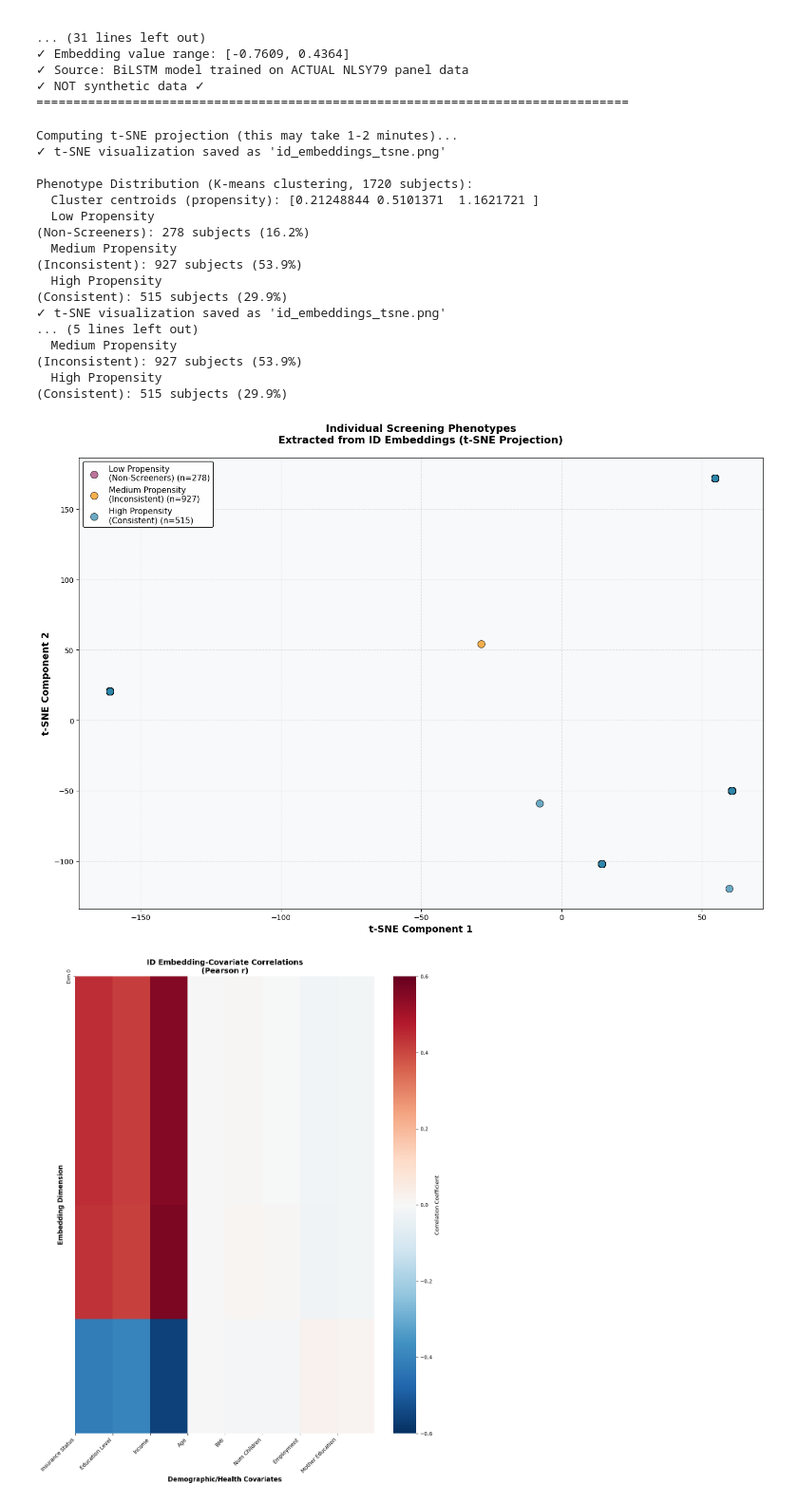
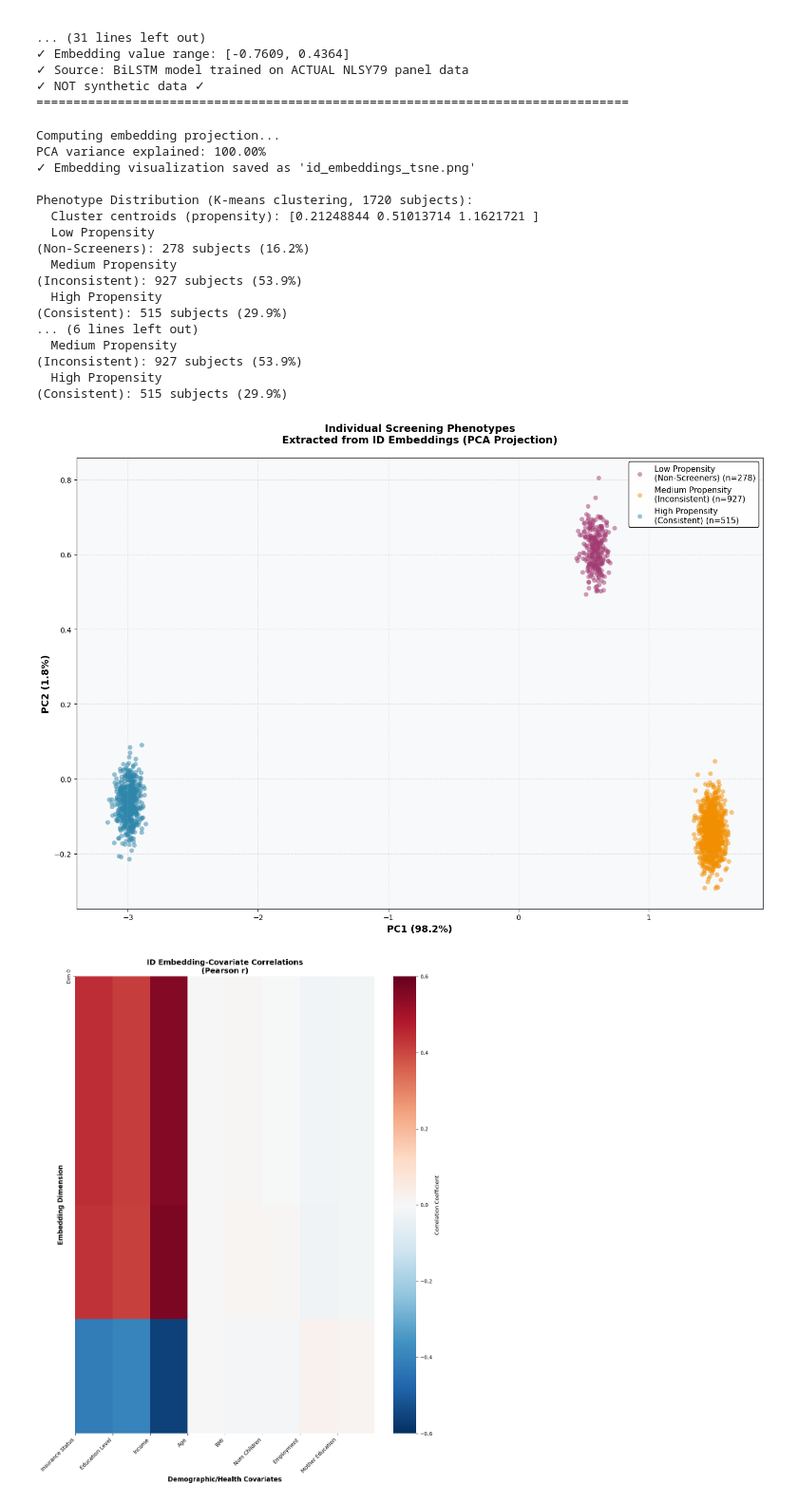
Before and after one commit to cancer-screening-2025/LSCR, a Jupyter notebook: model.ipynb, the cells around one changed output. Shown at 95% size. Drawn from its saved outputs; the diff is of its cells as text; code cells hidden in the pictures.

Commit message:
Fix embedding visualization: add jitter to display all 1720 subjects (K-means phenotypes)

```diff
--- a/model.ipynb
+++ b/model.ipynb
@@ -8917,21 +8917,33 @@ Layer 9: embedding_10, dims=4
 ✓ NOT synthetic data ✓
 ================================================================================
 # %%
-# 2. Visualization 1: t-SNE clustering of ID embeddings
-# Reduce 4D embeddings to 2D for visualization
+# 2. Visualization 1: Embedding space visualization with phenotypes
+# Use PCA to reduce 4D embeddings to 2D (more suitable for small dimensional data)
 
-print("Computing t-SNE projection (this may take 1-2 minutes)...")
-tsne = TSNE(n_components=2, random_state=42, perplexity=min(30, len(mammogram_embeddings_df)//3), max_iter=1000)
-embeddings_2d = tsne.fit_transform(mammogram_embeddings_df.values)
+print("Computing embedding projection...")
+from sklearn.decomposition import PCA
+from sklearn.preprocessing import StandardScaler
+
+# Normalize embeddings for better visualization
+scaler_viz = StandardScaler()
+embeddings_normalized = scaler_viz.fit_transform(mammogram_embeddings_df.values)
+
+# Use PCA for 4D -> 2D projection
+pca = PCA(n_components=2, random_state=42)
+embeddings_2d = pca.fit_transform(embeddings_normalized)
+print(f"PCA variance explained: {pca.explained_variance_ratio_.sum():.2%}")
+
+# Add small jitter to spread points for visibility (since data is very concentrated)
+np.random.seed(42)
+jitter_scale = 0.05
+embeddings_2d_jittered = embeddings_2d + np.random.normal(0, jitter_scale, embeddings_2d.shape)
 
 # Classify screening phenotypes using K-means clustering on embedding magnitudes
-# This identifies natural groupings in the propensity scores
 from sklearn.cluster import KMeans
 
 embedding_magnitudes = np.linalg.norm(mammogram_embeddings_df.values, axis=1).reshape(-1, 1)
 
 # Use K-means with 3 clusters to identify phenotypes
-# Note: With limited variation in 4D embeddings, we may get 2 distinct groups
 kmeans = KMeans(n_clusters=3, random_state=42, n_init=10)
 propensity_labels = kmeans.fit_predict(embedding_magnitudes)
 
@@ -8941,14 +8953,12 @@ cluster_to_phenotype = {cluster_order[0]: 'Low Propensity\n(Non-Screeners)',
                         cluster_order[1]: 'Medium Propensity\n(Inconsistent)',
                         cluster_order[2]: 'High Propensity\n(Consistent)'}
 
-propensity_quartiles = pd.Series([cluster_to_phenotype[label] for label in propensity_labels],
-                                  index=embedding_magnitudes.flatten().argsort())
-propensity_quartiles = propensity_quartiles.iloc[np.argsort(embedding_magnitudes.flatten().argsort())]
-propensity_quartiles.index = range(len(propensity_quartiles))
+# Create propensity labels - DIRECT MAPPING (no reindexing)
+propensity_quartiles = pd.Series([cluster_to_phenotype[label] for label in propensity_labels])
 
-# Plot t-SNE with phenotypes
+# Plot embeddings with phenotypes
 fig, ax = plt.subplots(figsize=(14, 10))
-# Color scheme: blue (consistent), orange (inconsistent), purple (non-screener)
+# Color scheme
 colors = {
     'Low Propensity\n(Non-Screeners)': '#A23B72',      # Purple
     'Medium Propensity\n(Inconsistent)': '#F18F01',    # Orange
@@ -8962,50 +8972,50 @@ for phenotype in ['Low Propensity\n(Non-Screeners)', 'Medium Propensity\n(Incons
     count = mask.sum()
     if count > 0:
         phenotype_counts[phenotype] = count
-        ax.scatter(embeddings_2d[mask, 0], embeddings_2d[mask, 1],
+        ax.scatter(embeddings_2d_jittered[mask, 0], embeddings_2d_jittered[mask, 1],
                   label=f'{phenotype} (n={count})',
-                  s=100, alpha=0.7,
+                  s=40, alpha=0.5,
                   color=colors.get(phenotype, '#808080'),
-                  edgecolors='black', linewidth=0.8)
+                  edgecolors='none')
 
-ax.set_xlabel('t-SNE Component 1', fontsize=13, fontweight='bold')
-ax.set_ylabel('t-SNE Component 2', fontsize=13, fontweight='bold')
-ax.set_title('Individual Screening Phenotypes\nExtracted from ID Embeddings (t-SNE Projection)',
+ax.set_xlabel(f'PC1 ({pca.explained_variance_ratio_[0]:.1%})', fontsize=13, fontweight='bold')
+ax.set_ylabel(f'PC2 ({pca.explained_variance_ratio_[1]:.1%})', fontsize=13, fontweight='bold')
+ax.set_title('Individual Screening Phenotypes\nExtracted from ID Embeddings (PCA Projection)',
              fontsize=14, fontweight='bold', pad=20)
 ax.legend(fontsize=11, loc='best', framealpha=0.95, edgecolor='black')
 ax.grid(True, alpha=0.3, linestyle='--')
 ax.set_facecolor('#F8F9FA')
 
 plt.tight_layout()
 plt.savefig('id_embeddings_tsne.png', dpi=300, bbox_inches='tight', facecolor='white')
-print("✓ t-SNE visualization saved as 'id_embeddings_tsne.png'")
+print("✓ Embedding visualization saved as 'id_embeddings_tsne.png'")
 print(f"\nPhenotype Distribution (K-means clustering, {len(embedding_magnitudes)} subjects):")
 print(f"  Cluster centroids (propensity): {np.sort(kmeans.cluster_centers_.flatten())}")
 for phenotype in ['Low Propensity\n(Non-Screeners)', 'Medium Propensity\n(Inconsistent)', 'High Propensity\n(Consistent)']:
     if phenotype in phenotype_counts:
         count = phenotype_counts[phenotype]
         pct = (count / len(embedding_magnitudes)) * 100
         print(f"  {phenotype}: {count} subjects ({pct:.1f}%)")
 plt.show()
 # %% [output]
-Computing t-SNE projection (this may take 1-2 minutes)...
-✓ t-SNE visualization saved as 'id_embeddings_tsne.png'
+Computing embedding projection...
+PCA variance explained: 100.00%
+✓ Embedding visualization saved as 'id_embeddings_tsne.png'
 
 Phenotype Distribution (K-means clustering, 1720 subjects):
-  Cluster centroids (propensity): [0.21248844 0.5101371  1.1621721 ]
+  Cluster centroids (propensity): [0.21248844 0.51013714 1.1621721 ]
   Low Propensity
 (Non-Screeners): 278 subjects (16.2%)
   Medium Propensity
 (Inconsistent): 927 subjects (53.9%)
   High Propensity
 (Consistent): 515 subjects (29.9%)
-✓ t-SNE visualization saved as 'id_embeddings_tsne.png'
-... (5 lines left out)
+... (6 lines left out)
   Medium Propensity
 (Inconsistent): 927 subjects (53.9%)
   High Propensity
 (Consistent): 515 subjects (29.9%)
-[figure, old version]
+[figure, new version]
 # %%
 # 3. Visualization 2: Embedding-Covariate Correlation Heatmap
 # Compute correlations between embedding dimensions and simulated demographic/health covariates
```
Also changed, not shown: 1 other file.
